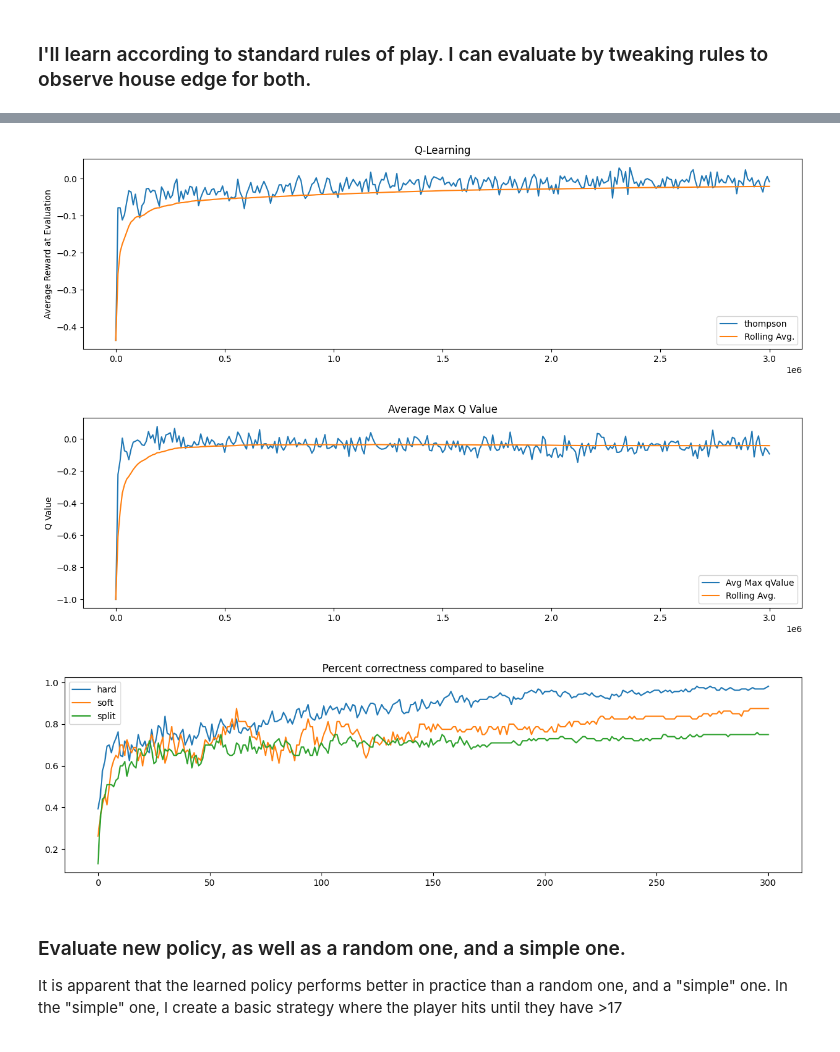
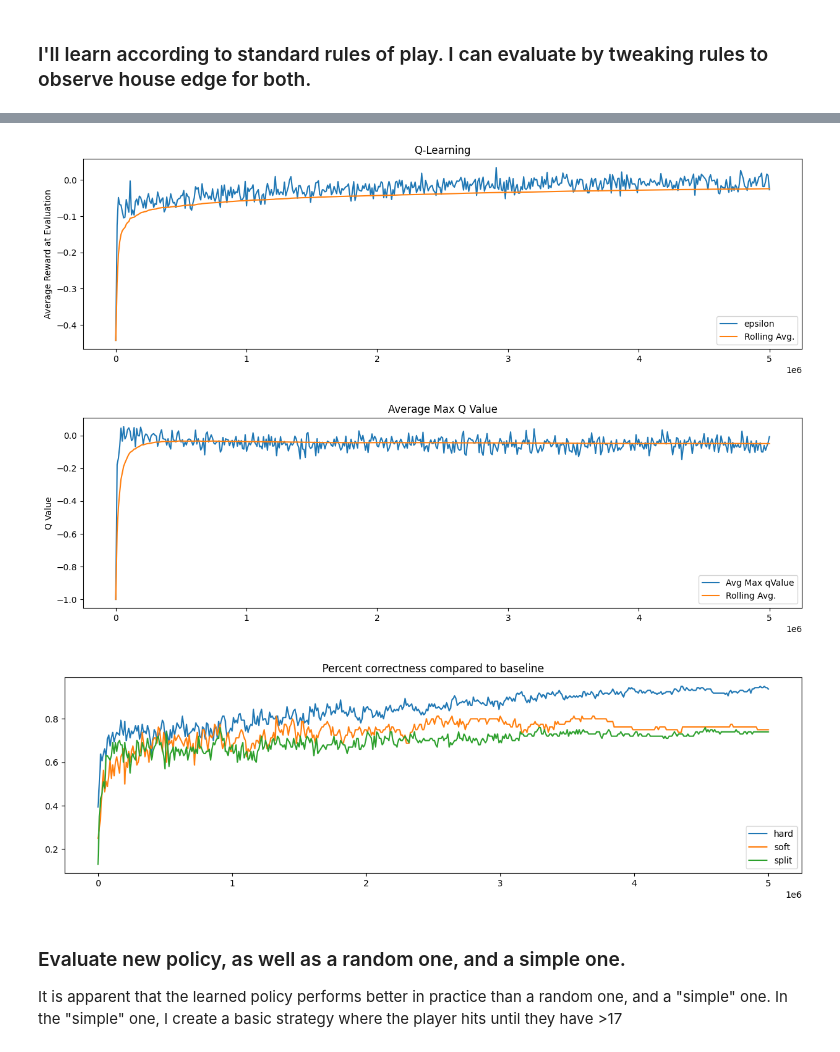
Before and after one commit to petersim1/Blackjack_RL, a Jupyter notebook: Blackjack.ipynb, the cells around one changed output, grey strips where cells are left out. Cells and saved outputs as stored; diff of their text form; code cells hidden in the pictures.

```diff
--- a/Blackjack.ipynb
+++ b/Blackjack.ipynb
@@ -65,10 +65,10 @@ def get_current_decay_value(max_val, decay_factor, n):
 n_rounds_evaluate = 100
 n_games_evaluate = 50
 
-n_episodes = int(3e6)
-gamma = .95
+n_episodes = int(5e6)
+gamma = .99
 every = 10_000
-method = "thompson" # "thompson" or "epsilon"
+method = "epsilon" # "thompson" or "epsilon"
 
 
 n_players = 1 # number of players
@@ -79,6 +79,14 @@ lr_decay = get_decay_factor(0.1, 0.001, n_episodes)
 
 early_stop = False
 early_stop_leniency = 20
+# %%
+# Forcefully inject infrequently visited player card combos during training.
+
+cards_force = []
+for c in [2,3,4,5,6,7,8,9,10,"A"]:
+    cards_force.append([Card(suit=SuitEnum.clubs, card=c) for _ in range(2)])
+for c in [2,3,4,5,6,7,8,9,10]:
+    cards_force.append([Card(suit=SuitEnum.clubs, card="A"), Card(suit=SuitEnum.clubs, card=c)])
 # %%
 trainer = Trainer(
     early_stop=early_stop,
@@ -97,11 +105,16 @@ for r in range(n_episodes + 1):
     lr = get_current_decay_value(0.1, lr_decay, r)
     if method == "epsilon":
         eps = get_current_decay_value(1, eps_decay, r)
+    forced_cards = []
+    if not r % 10:
+        forced_cards_i = np.random.choice(len(cards_force))
+        forced_cards = cards_force[forced_cards_i]
     trainer.step(
         game=game,
         wagers=wagers,
         lr=lr,
-        eps=eps
+        eps=eps,
+        force_cards=forced_cards
     )
     if not r % every:
         reward, correctness, avg_q = await trainer.evaluate(
@@ -146,30 +159,30 @@ Round 3000001 -- LR : 0.001 -- EPS : -1.000 -- Score : -0.0087 -- AvgMaxQ : -0.0
 # %%
 to_plot = [
     [eval, method, "Q-Learning", "Average Reward at Evaluation"],
     # [correct, "percent correct", "Percent Correct Moves compared to Baseline", "Percent"],
     [avg_max_q, "Avg Max qValue", "Average Max Q Value", "Q Value"]
 ]
 
 for data, label, title, y_label in to_plot:
     plot_learning_curve(
         array=data,
         every=every,
         label=label,
         include_max=False,
         title=title,
         ylabel=y_label
     )
 
 plt.figure(figsize=(15, 4))
 plt.title("Percent correctness compared to baseline")
 for k,v in correct.items():
-    plt.plot(v, label=k)
+    plt.plot(np.arange(0, len(v)) * every, v, label=k)
 plt.legend()
 plt.show()
 # %% [output]
-[figure, old version]
+[figure, new version]
-[figure, old version]
+[figure, new version]
-[figure, old version]
+[figure, new version]
 # %%
 np.save("./models/Q", Qlearned)
 # %%
```
Also changed, not shown: parts of 9 cells of this notebook, 5 other files.
